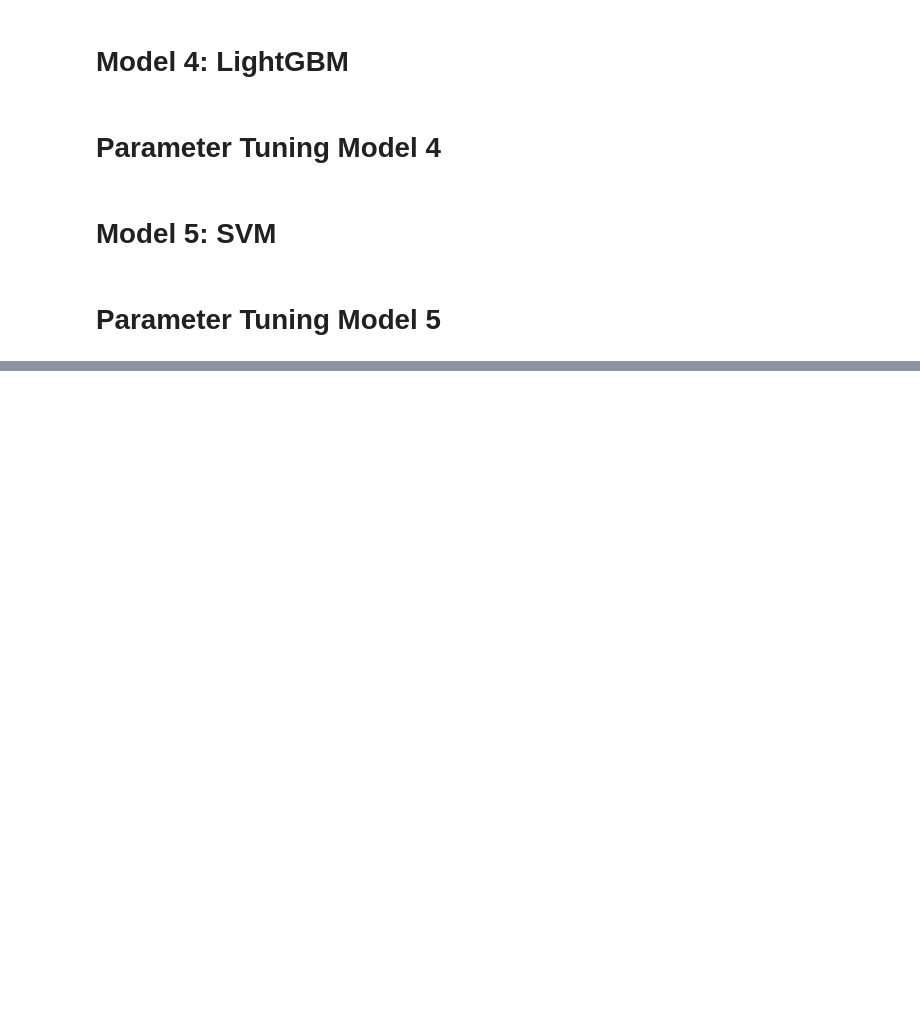
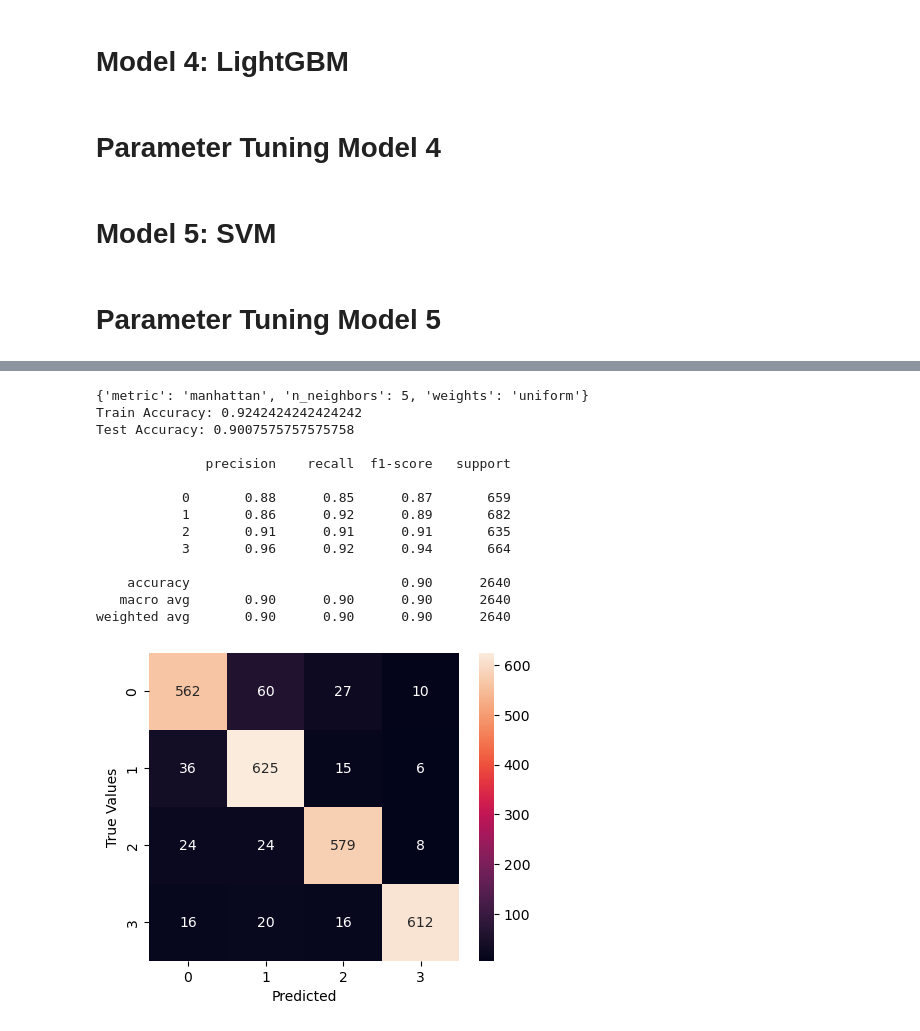
Before and after one commit to IrfanCamparaGithub/3162final, a Jupyter notebook: main.ipynb, the cells around one changed output, grey strips where cells are left out. Drawn from its saved outputs; the diff is of its cells as text; code cells hidden in the pictures; blank space fills up the shorter version.

Commit message:
Created and added parameter tuning for KNN

```diff
--- a/main.ipynb
+++ b/main.ipynb
@@ -364,0 +394,36 @@ weighted avg       0.92      0.92      0.92      2640
+# %%
+from sklearn.model_selection import GridSearchCV
+from sklearn.neighbors import KNeighborsClassifier
+
+# Hyper-parameters
+hyper_parameters = {
+    'n_neighbors': [3, 5, 7, 9],
+    'weights': ['uniform', 'distance'],
+    'metric': ['euclidean', 'manhattan']
+}
+
+
+gridSearch = GridSearchCV(knn_baseline, hyper_parameters, scoring='accuracy')
+gridSearch.fit(X_train, t_train)
+knn = KNeighborsClassifier(**gridSearch.best_params_)
+print(gridSearch.best_params_)
+knn.fit(X_train, t_train)
+
+# Evaluate the model
+evaluate_model(knn, X_train, t_train, X_test, t_test)
+# %% [output]
+{'metric': 'manhattan', 'n_neighbors': 5, 'weights': 'uniform'}
+Train Accuracy: 0.9242424242424242
+Test Accuracy: 0.9007575757575758
+
+              precision    recall  f1-score   support
+
+           0       0.88      0.85      0.87       659
+           1       0.86      0.92      0.89       682
+           2       0.91      0.91      0.91       635
+           3       0.96      0.92      0.94       664
+
+    accuracy                           0.90      2640
+   macro avg       0.90      0.90      0.90      2640
+weighted avg       0.90      0.90      0.90      2640
+[figure, added]
```
Also changed, not shown: parts of 9 cells of this notebook.
